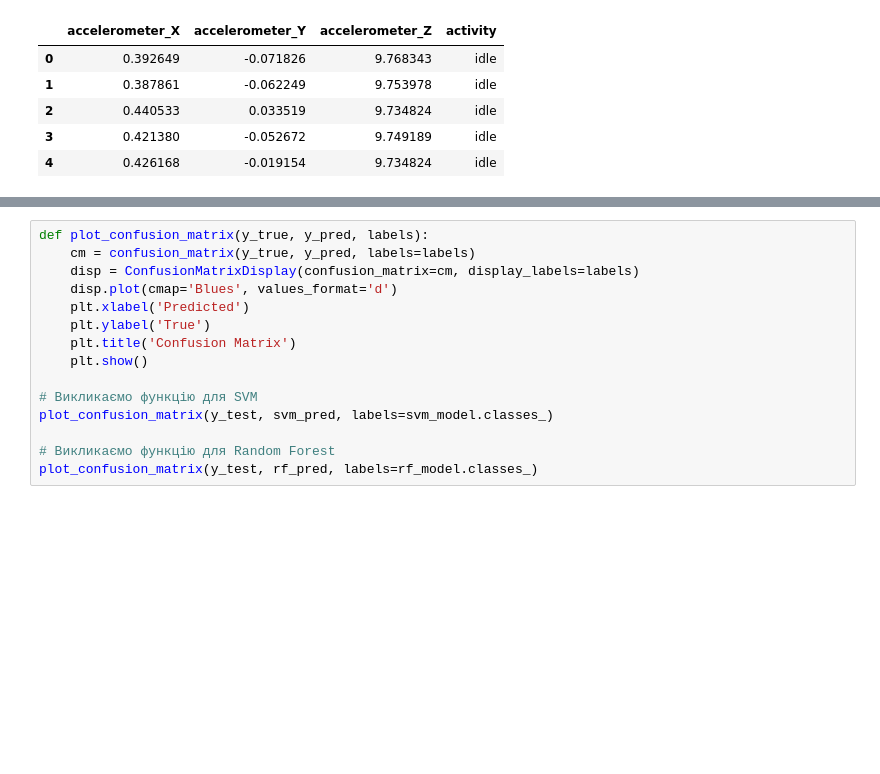
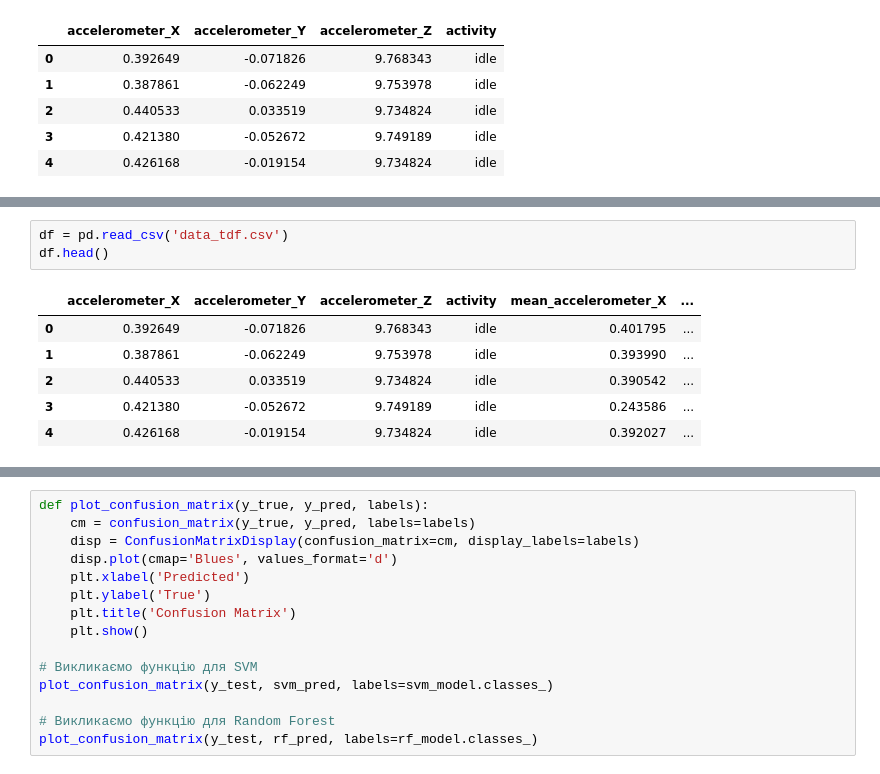
Before and after one commit to Noma9d/Python_Data_Science, a Jupyter notebook: HW5/hw5.ipynb, the cells around one changed output, grey strips where cells are left out. Saved outputs shown, nothing was run; the diff lists cells and outputs as text; blank space fills up the shorter version.

```diff
--- a/HW5/hw5.ipynb
+++ b/HW5/hw5.ipynb
@@ -32,3 +73,13 @@ df.head()
+# %%
+df = pd.read_csv('data_tdf.csv')
+df.head()
+# %% [output]
+|  | accelerometer_X | accelerometer_Y | accelerometer_Z | activity | mean_accelerometer_X | ... |
+| 0 | 0.392649 | -0.071826 | 9.768343 | idle | 0.401795 | ... |
+| 1 | 0.387861 | -0.062249 | 9.753978 | idle | 0.393990 | ... |
+| 2 | 0.440533 | 0.033519 | 9.734824 | idle | 0.390542 | ... |
+| 3 | 0.421380 | -0.052672 | 9.749189 | idle | 0.243586 | ... |
+| 4 | 0.426168 | -0.019154 | 9.734824 | idle | 0.392027 | ... |
 # %%
 # Розділяємо дані на features (ознаки) та labels (мітки)
 features = df.drop('activity', axis=1)  # Всі колонки крім 'activity'
```
Also changed, not shown: parts of 4 cells of this notebook, 3 other files.
